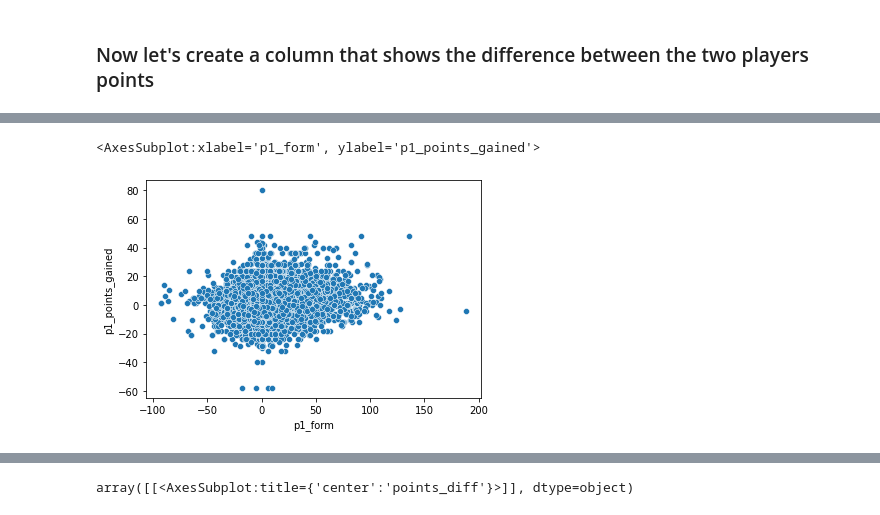
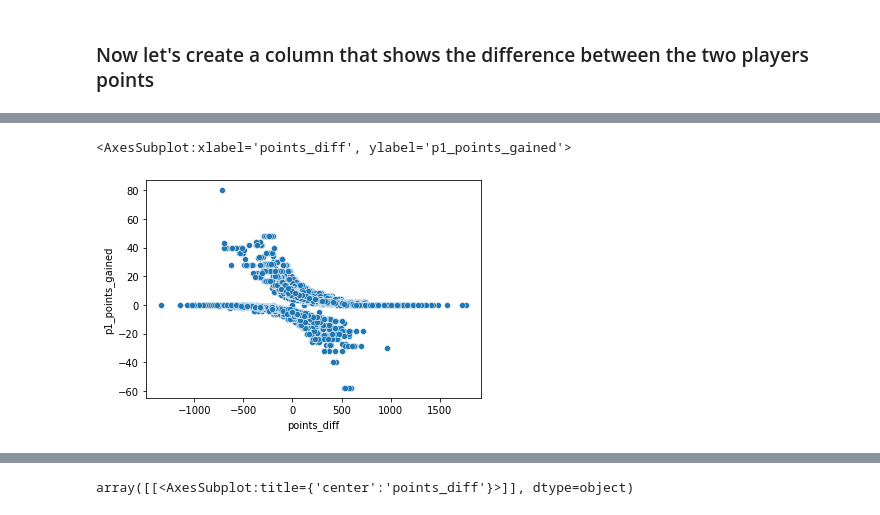
Before and after one commit to yoniyir/predict_tt, a Jupyter notebook: EDA.ipynb, the cells around one changed output, grey strips where cells are left out. Cells and saved outputs as stored; diff of their text form; code cells hidden in the pictures.

```diff
--- a/EDA.ipynb
+++ b/EDA.ipynb
@@ -136,8 +136,7 @@ def is_positive(row):
 # %%
 games_df['diff_positive'] = games_df.apply (lambda row: is_positive(row), axis=1)
 df_crosstab = cross_tabulation(games_df, 'points_diff', 'p1_win')
-#sns.scatterplot(x='points_diff',y='p1_points_gained',data=games_df)
-sns.scatterplot(x='p1_form',y='p1_points_gained',data=games_df)
+sns.scatterplot(x='points_diff',y='p1_points_gained',data=games_df)
 # %% [output]
-<AxesSubplot:xlabel='p1_form', ylabel='p1_points_gained'>
+<AxesSubplot:xlabel='points_diff', ylabel='p1_points_gained'>
-[figure, old version]
+[figure, new version]
```
Also changed, not shown: parts of 10 cells of this notebook, 2 other files.
